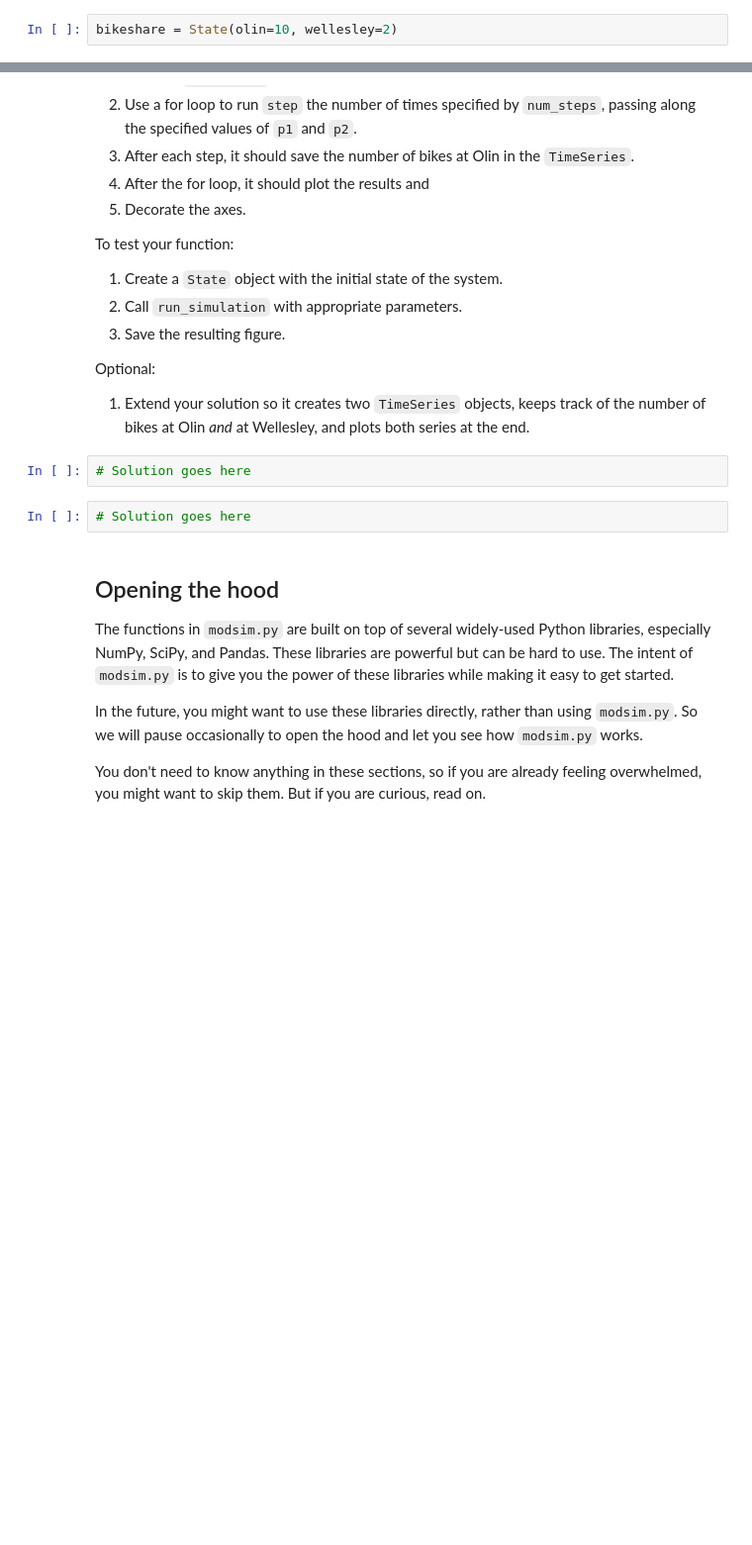
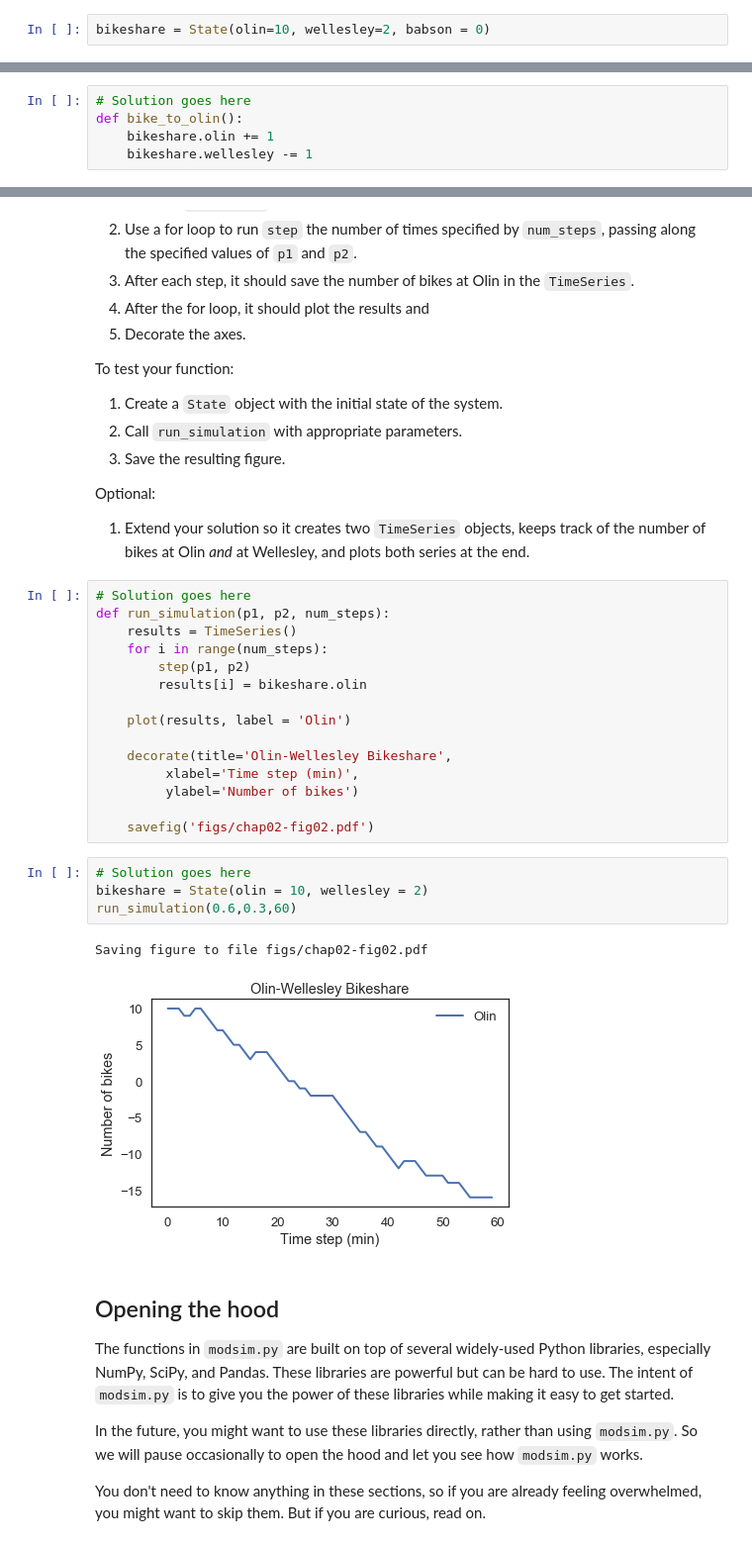
Before and after one commit to Ezco/ModSimPy, a Jupyter notebook: notebooks/chap02.ipynb, the cells around one changed output, grey strips where cells are left out. Shown at 99% size. Drawn from its saved outputs; the diff is of its cells as text; blank space fills up the shorter version.

```diff
--- a/notebooks/chap02.ipynb
+++ b/notebooks/chap02.ipynb
@@ -27,4 +27,4 @@ We'll start with a `State` object that represents the number of bikes at each st
 
 When you display a `State` object, it lists the state variables and their values:
 # %%
-bikeshare = State(olin=10, wellesley=2)
+bikeshare = State(olin=10, wellesley=2, babson = 0)
@@ -77,5 +103,10 @@ bike_to_wellesley
 The output indicates that `bike_to_wellesley` is a function defined in a "namespace" called `__main__`, but you don't have to understand what that means.
 # %% [markdown]
 **Exercise:** Define a function called `bike_to_olin` that moves a bike from Wellesley to Olin.  Call the new function and display `bikeshare`  to confirm that it works.
+# %%
+# Solution goes here
+def bike_to_olin():
+    bikeshare.olin += 1
+    bikeshare.wellesley -= 1
 # %%
 # Solution goes here
@@ -286,10 +442,28 @@ To test your function:
 Optional:
 
 1. Extend your solution so it creates two `TimeSeries` objects, keeps track of the number of bikes at Olin *and* at Wellesley, and plots both series at the end.
-# %%
-# Solution goes here
-# %%
-# Solution goes here
+# %%
+# Solution goes here
+def run_simulation(p1, p2, num_steps):
+    results = TimeSeries()
+    for i in range(num_steps):
+        step(p1, p2)
+        results[i] = bikeshare.olin
+
+    plot(results, label = 'Olin')
+
+    decorate(title='Olin-Wellesley Bikeshare',
+         xlabel='Time step (min)',
+         ylabel='Number of bikes')
+
+    savefig('figs/chap02-fig02.pdf')
+# %%
+# Solution goes here
+bikeshare = State(olin = 10, wellesley = 2)
+run_simulation(0.6,0.3,60)
+# %% [output]
+Saving figure to file figs/chap02-fig02.pdf
+[figure, added]
 # %% [markdown]
 ## Opening the hood
 
```
Also changed, not shown: parts of 32 cells of this notebook.
